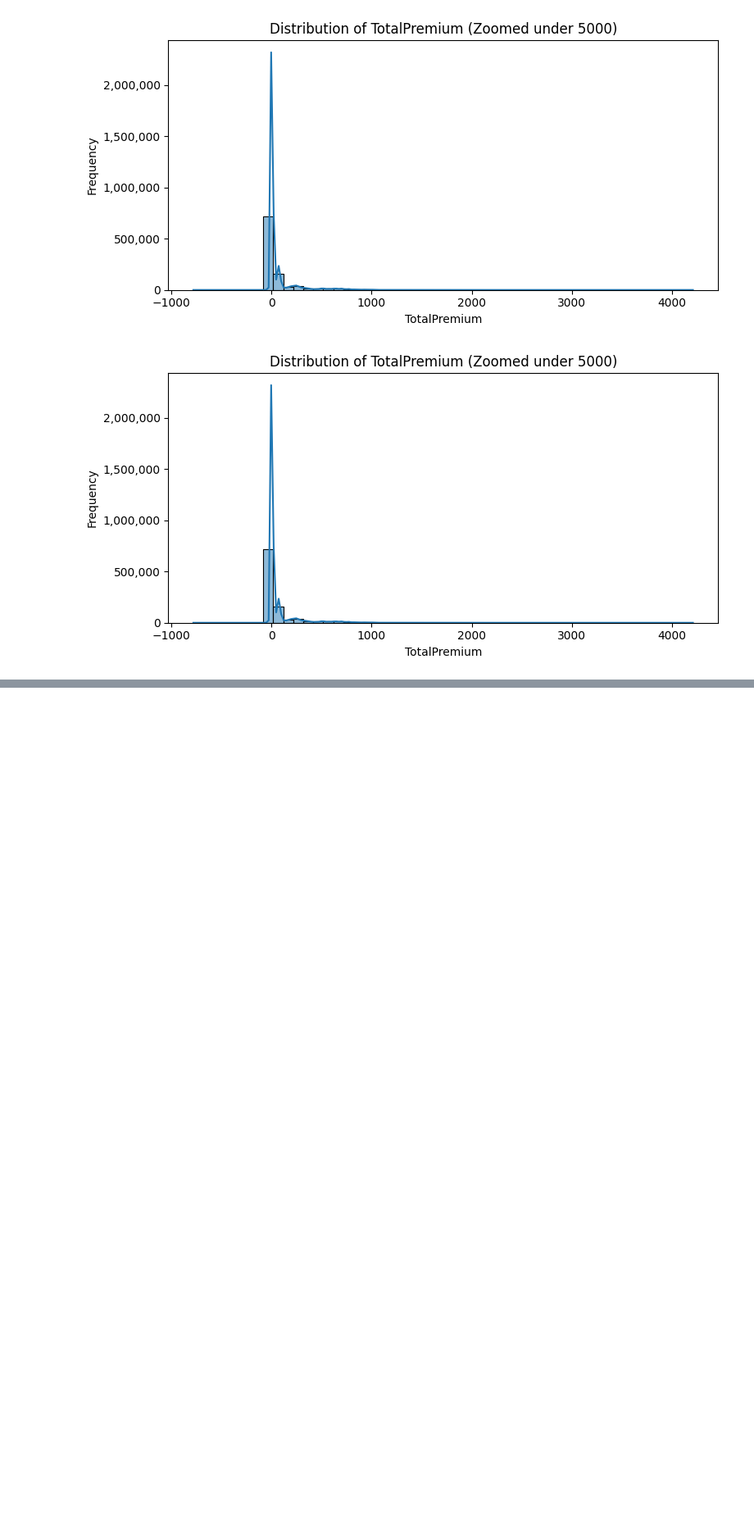
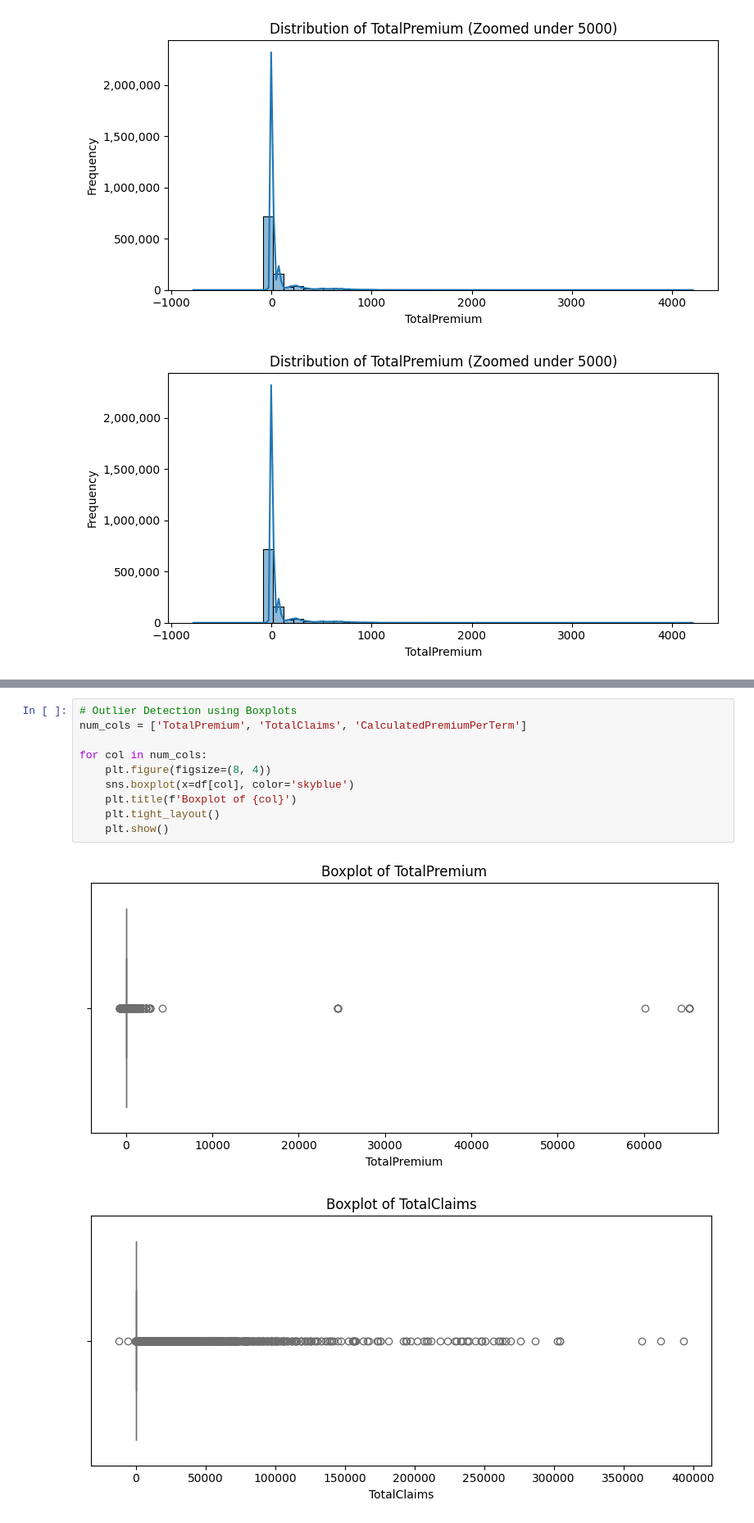
Before and after one commit to mihret-tibebe/insurance-risk-analytics-predictive-modeling, a Jupyter notebook: notebooks/insurance_eda.ipynb, the cells around one changed output, grey strips where cells are left out. Shown: that part at 82% size. Cells and saved outputs as stored; diff of their text form; blank space fills up the shorter version.

```diff
--- a/notebooks/insurance_eda.ipynb
+++ b/notebooks/insurance_eda.ipynb
@@ -161,0 +218,13 @@ for col in num_cols:
+# %%
+# Outlier Detection using Boxplots
+num_cols = ['TotalPremium', 'TotalClaims', 'CalculatedPremiumPerTerm']
+
+for col in num_cols:
+    plt.figure(figsize=(8, 4))
+    sns.boxplot(x=df[col], color='skyblue')
+    plt.title(f'Boxplot of {col}')
+    plt.tight_layout()
+    plt.show()
+# %% [output]
+[figure, added]
+[figure, added]
```
Also changed, not shown: parts of 10 cells of this notebook.
